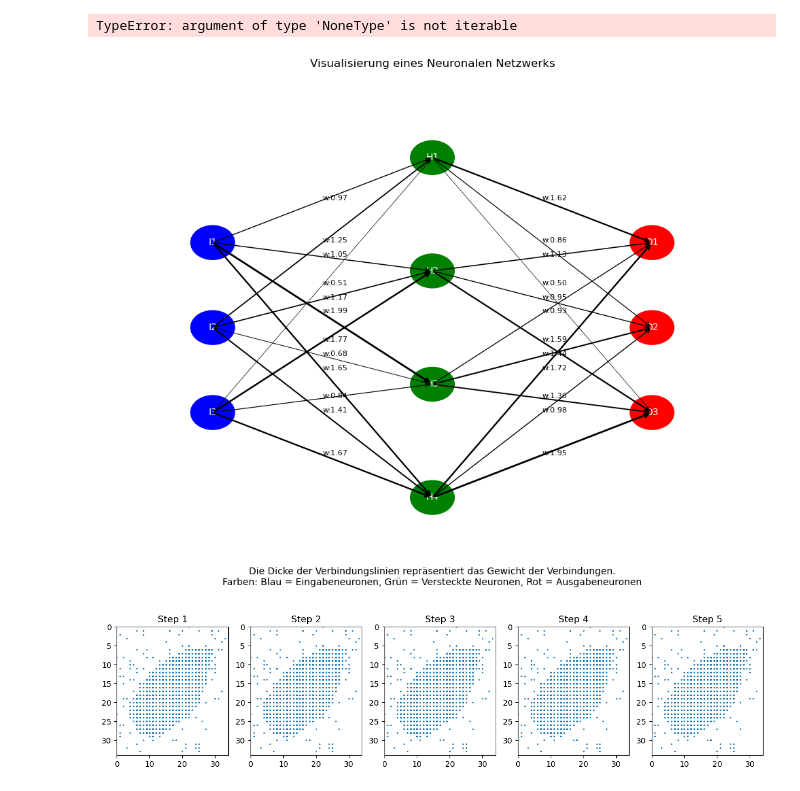
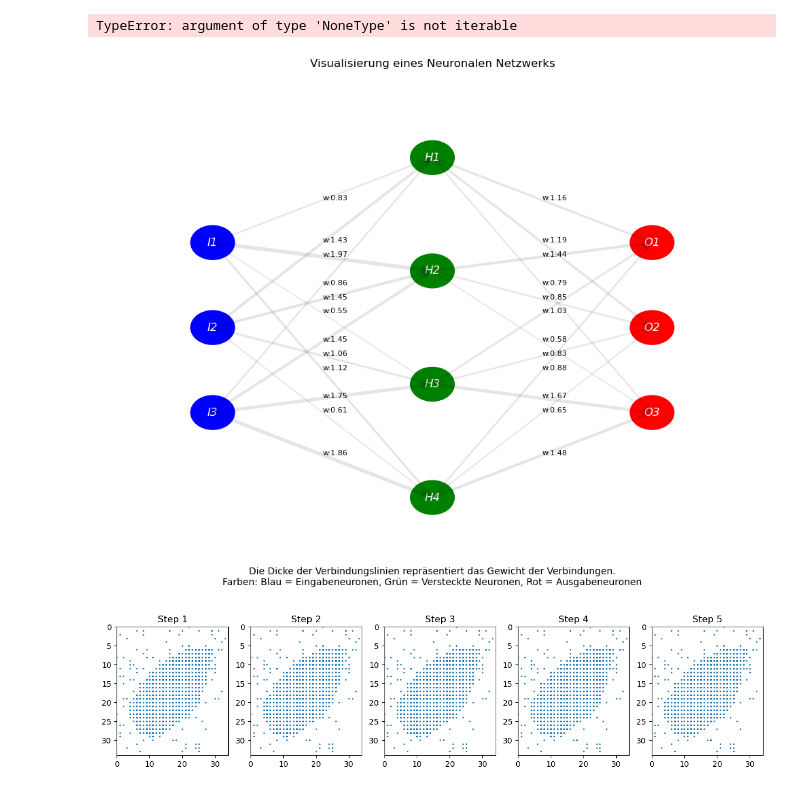
Before and after one commit to dennisripp/spiking_time_signature, a Jupyter notebook: neuromorphic_dataset.ipynb, the cells around one changed output. Saved outputs shown, nothing was run; the diff lists cells and outputs as text; code cells hidden in the pictures.

```diff
--- a/neuromorphic_dataset.ipynb
+++ b/neuromorphic_dataset.ipynb
@@ -99,11 +273,11 @@ def draw_neuron(ax, pos, neuron_label, neuron_color):
     """ Zeichnet ein einzelnes Neuron an der angegebenen Position """
     circle = plt.Circle(pos, radius=0.1, color=neuron_color, fill=True)
     ax.add_artist(circle)
-    ax.text(*pos, neuron_label, ha='center', va='center', color='white')
+    ax.text(*pos, neuron_label, ha='center', va='center', color='white', fontsize=12, fontstyle='oblique')
 
 def connect_neurons(ax, pos_a, pos_b, weight):
     """ Verbindet zwei Neuronen mit einer Linie, die das Gewicht repräsentiert """
-    ax.annotate('', xy=pos_b, xytext=pos_a, arrowprops=dict(arrowstyle='->', color='black', lw=weight))
+    ax.annotate('', xy=pos_b, xytext=pos_a, arrowprops=dict(arrowstyle='->', color='black', lw=weight*2, alpha=0.1))
     # Calculate midpoint for annotation
     mid_x, mid_y = (pos_a[0] + pos_b[0]) / 2, (pos_a[1] + pos_b[1]) / 2
     ax.text(mid_x, mid_y, f'w:{weight:.2f}', color='black', fontsize=8)
@@ -120,34 +294,34 @@ output_positions = [(2, i) for i in np.linspace(1.5, 0.5, 3)]
 hidden_positions = [(1, i) for i in np.linspace(2, 0, 4)]
 
 # Zeichnen der Neuronen
 for i, pos in enumerate(input_positions):
     draw_neuron(ax, pos, f'I{i+1}', 'blue')
 for i, pos in enumerate(hidden_positions):
     draw_neuron(ax, pos, f'H{i+1}', 'green')
 for i, pos in enumerate(output_positions):
     draw_neuron(ax, pos, f'O{i+1}', 'red')
 
 # Verbinden der Neuronen
 for ip in input_positions:
     for hp in hidden_positions:
         weight = np.random.uniform(0.5, 2.0)
         connect_neurons(ax, ip, hp, weight)
 
 for hp in hidden_positions:
     for op in output_positions:
         weight = np.random.uniform(0.5, 2.0)
         connect_neurons(ax, hp, op, weight)
 
 # Titel und Erklärung
 ax.set_title('Visualisierung eines Neuronalen Netzwerks')
 plt.figtext(0.5, 0.01, 'Die Dicke der Verbindungslinien repräsentiert das Gewicht der Verbindungen.\n'
                         'Farben: Blau = Eingabeneuronen, Grün = Versteckte Neuronen, Rot = Ausgabeneuronen',
              ha='center', va='bottom', fontsize=10)
 plt.tight_layout()
 
 plt.show()
 # %% [output]
-[figure, old version]
+[figure, new version]
 # %%
 import tonic
 import matplotlib.pyplot as plt
```
Also changed, not shown: parts of 4 cells of this notebook.
